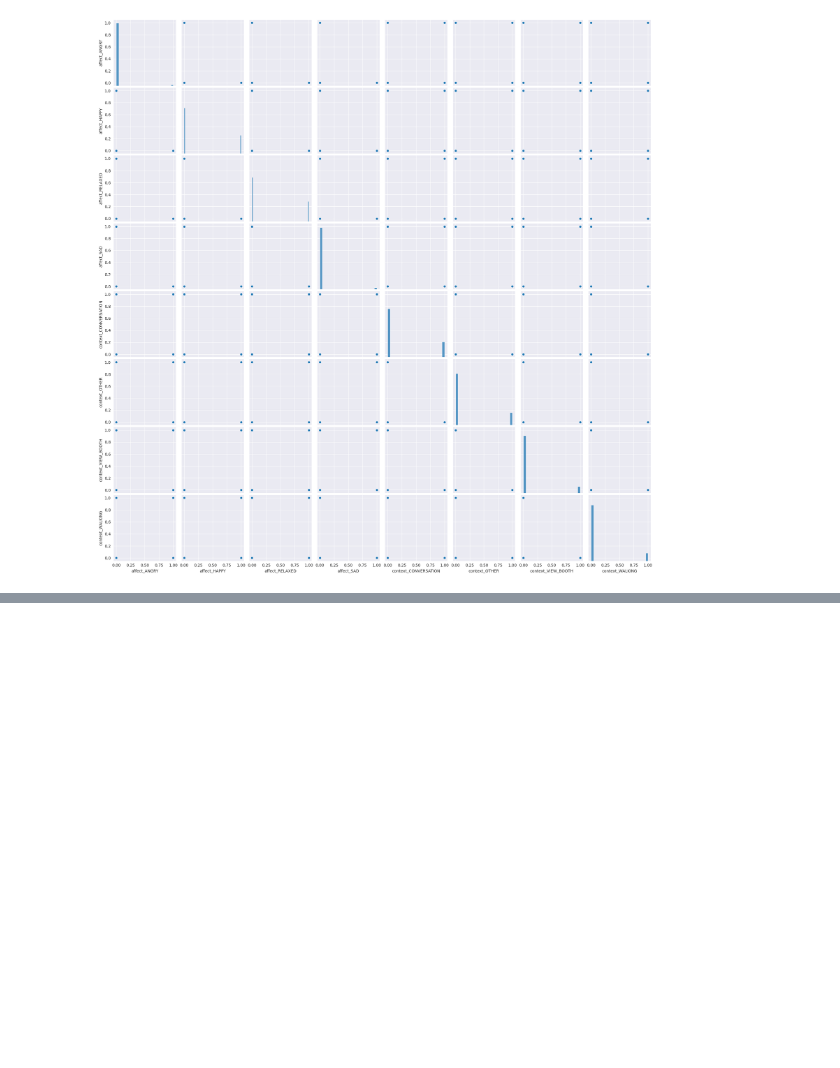
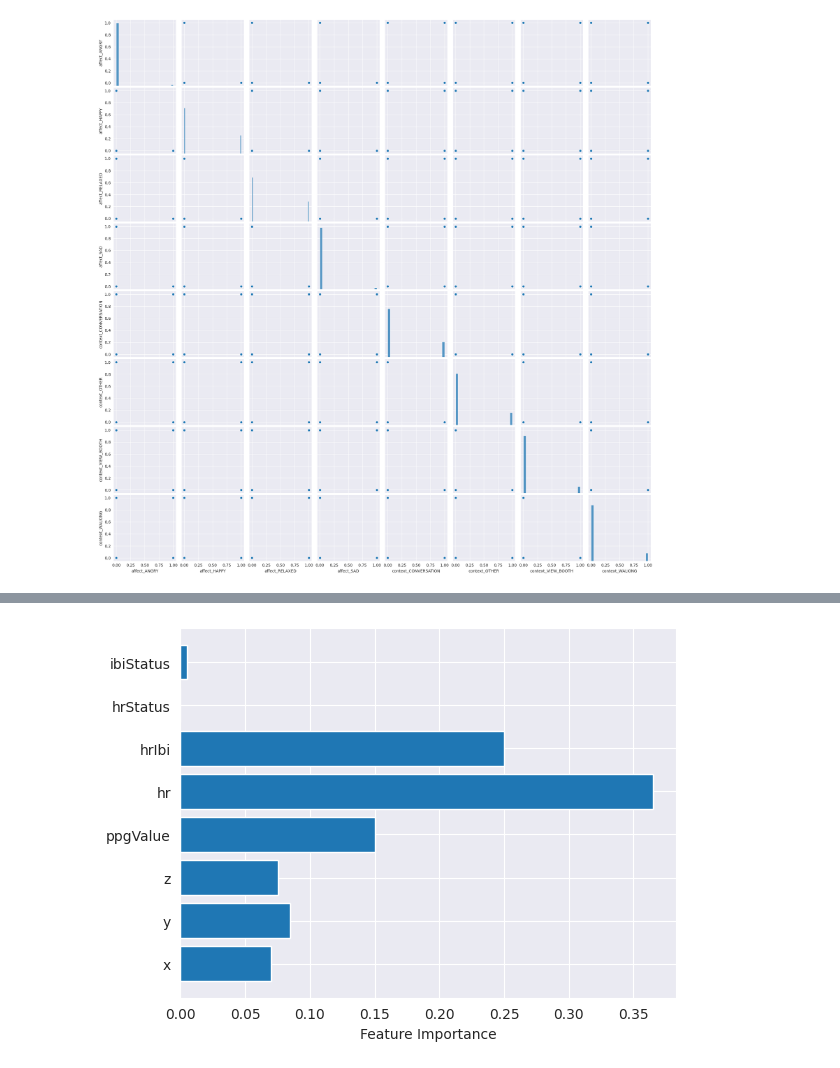
Before and after one commit to Wespe95/BBDC_2024, a Jupyter notebook: BBDC/BBDC_datenanalyse.ipynb, the cells around one changed output, grey strips where cells are left out. Drawn from its saved outputs; the diff is of its cells as text; code cells hidden in the pictures; blank space fills up the shorter version.

```diff
--- a/BBDC/BBDC_datenanalyse.ipynb
+++ b/BBDC/BBDC_datenanalyse.ipynb
@@ -173,0 +74,3 @@ data_cleaned.head()
+# %%
+data_cleaned = data_cleaned.dropna(subset=['affect', 'context'])
+data_cleaned
@@ -237,3 +145,11 @@ plt.show();
 # %%
-X = data_cleaned.drop(['notification', 'engagement', 'hrStatus', 'context', 'timestamp', 'affect'], axis=1)
-X
+X = data_cleaned.drop(['sessionId','timestamp_seconds',  'notification', 'engagement', 'context', 'timestamp', 'affect'], axis=1)
+y_context = data_cleaned['context']
+y_affect = data_cleaned['affect']
+
+X_train_k, X_test_k, y_train_k, y_test_k = train_test_split(X, y_context, test_size=0.2)
+
+le = LabelEncoder()
+y_train_context_encoded = le.fit_transform(y_train_k)
+y_test_context_encoded = le.transform(y_test_k)
+#y_affect_encoded = le.fit_transform(y_affect)
@@ -262,4 +162,12 @@ X_train, X_test, y_train, y_test = train_test_split(X, y, test_size=0.2)
 # %%
-from sklearn.ensemble import AdaBoostClassifier
-ada = AdaBoostClassifier(n_estimators=50, learning_rate=1, random_state=0)
-model1 = ada.fit(X_train, y_train)
+ada = AdaBoostClassifier()
+
+param_grid = {
+    'n_estimators': [50, 100, 200],
+    'learning_rate': [0.01, 0.1, 1.0]
+}
+
+grid_search = GridSearchCV(ada, param_grid, cv=5)
+
+grid_search.fit(X_train_k, y_train_k)
+print(grid_search.best_params_)
@@ -270,0 +176,4 @@ AdaBoost Classifier Model Accuracy: 0.41131087379904574
+# %%
+ada1 = AdaBoostClassifier(n_estimators=200, learning_rate=1, random_state=0)
+model1 = ada1.fit(X_train_k, y_train_context_encoded)
+y_pred_k = model1.predict(X_test_k)
@@ -270,0 +213,13 @@ AdaBoost Classifier Model Accuracy: 0.41131087379904574
+# %%
+import matplotlib.pyplot as plt
+
+# Hole die Feature Importance
+importances = model1.feature_importances_
+
+# Erstelle ein Balkendiagramm
+plt.barh(range(len(importances)), importances)
+plt.yticks(range(len(importances)), X_train_k.columns)
+plt.xlabel('Feature Importance')
+plt.show()
+# %% [output]
+[figure, added]
```
Also changed, not shown: parts of 34 cells of this notebook, 1 other file.
